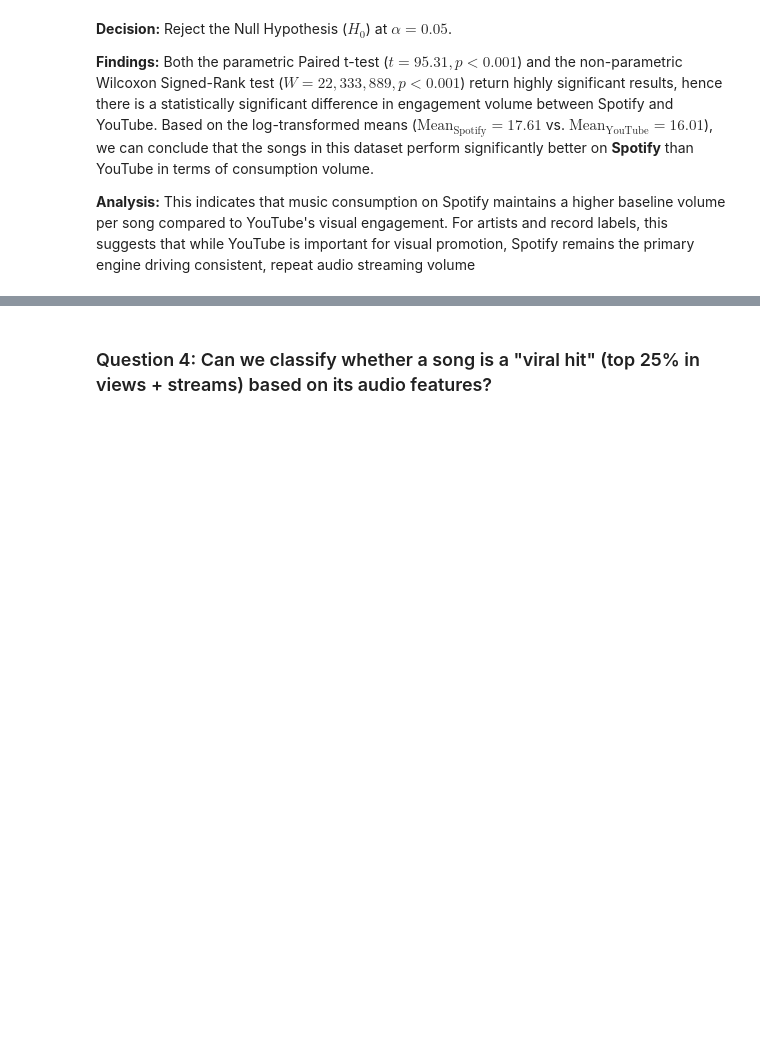
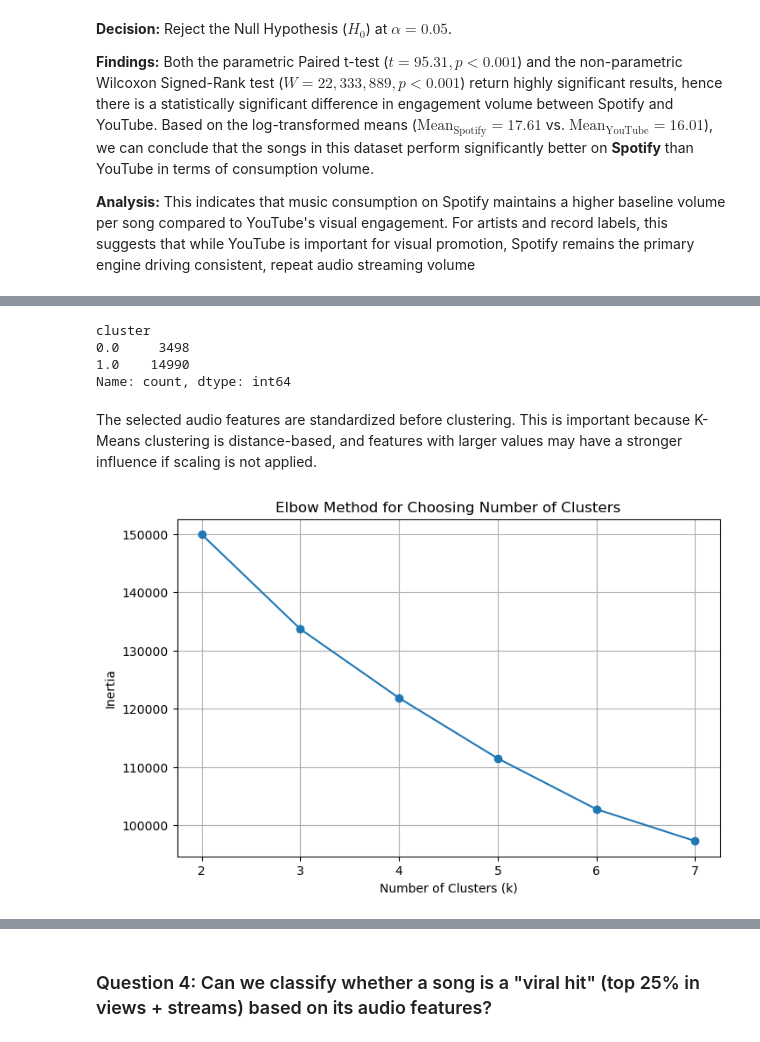
Before and after one commit to chanjyi/Spotify-vs-Youtube, a Jupyter notebook: TT6L_G5_Notebook.ipynb, the cells around one changed output, grey strips where cells are left out. Saved outputs shown, nothing was run; the diff lists cells and outputs as text; code cells hidden in the pictures; blank space fills up the shorter version.

```diff
--- a/TT6L_G5_Notebook.ipynb
+++ b/TT6L_G5_Notebook.ipynb
@@ -1402,0 +1494,66 @@ Key findings from the top rules:
+# %%
+from sklearn.preprocessing import StandardScaler
+from sklearn.cluster import KMeans
+from sklearn.metrics import silhouette_score
+import pandas as pd
+import matplotlib.pyplot as plt
+import seaborn as sns
+
+# Select audio features for clustering
+cluster_features = [
+    'Danceability', 'Energy', 'Valence', 'Acousticness',
+    'Instrumentalness', 'Liveness', 'Speechiness',
+    'Loudness', 'Tempo', 'Duration_ms'
+]
+
+# Create clustering dataset
+df_cluster = df_clean[cluster_features].copy()
+
+# Drop rows with missing values only for clustering
+df_cluster = df_cluster.dropna()
+
+# Standardize the audio features
+scaler = StandardScaler()
+X_cluster_scaled = scaler.fit_transform(df_cluster)
+
+# Choose number of clusters
+# You can change this to the best k from your silhouette score / elbow method
+best_k = 2
+
+# Apply K-Means clustering
+kmeans = KMeans(n_clusters=best_k, random_state=42, n_init=10)
+
+# Assign cluster labels back to df_clean
+df_clean.loc[df_cluster.index, 'cluster'] = kmeans.fit_predict(X_cluster_scaled)
+
+# Check result
+df_clean['cluster'].value_counts().sort_index()
+# %% [output]
+cluster
+0.0     3498
+1.0    14990
+Name: count, dtype: int64
+# %% [markdown]
+The selected audio features are standardized before clustering. This is important because K-Means clustering is distance-based, and features with larger values may have a stronger influence if scaling is not applied.
+# %%
+# Use Elbow Method to compare different number of clusters
+inertia_values = []
+
+k_range = range(2, 8)
+
+for k in k_range:
+    kmeans = KMeans(n_clusters=k, random_state=42, n_init=10)
+    kmeans.fit(X_cluster_scaled)
+    inertia_values.append(kmeans.inertia_)
+
+# Plot Elbow Method
+plt.figure(figsize=(8, 5))
+plt.plot(list(k_range), inertia_values, marker='o')
+plt.title('Elbow Method for Choosing Number of Clusters')
+plt.xlabel('Number of Clusters (k)')
+plt.ylabel('Inertia')
+plt.xticks(list(k_range))
+plt.grid(True)
+plt.show()
+# %% [output]
+[figure, added]
```
Also changed, not shown: parts of 24 cells of this notebook.
